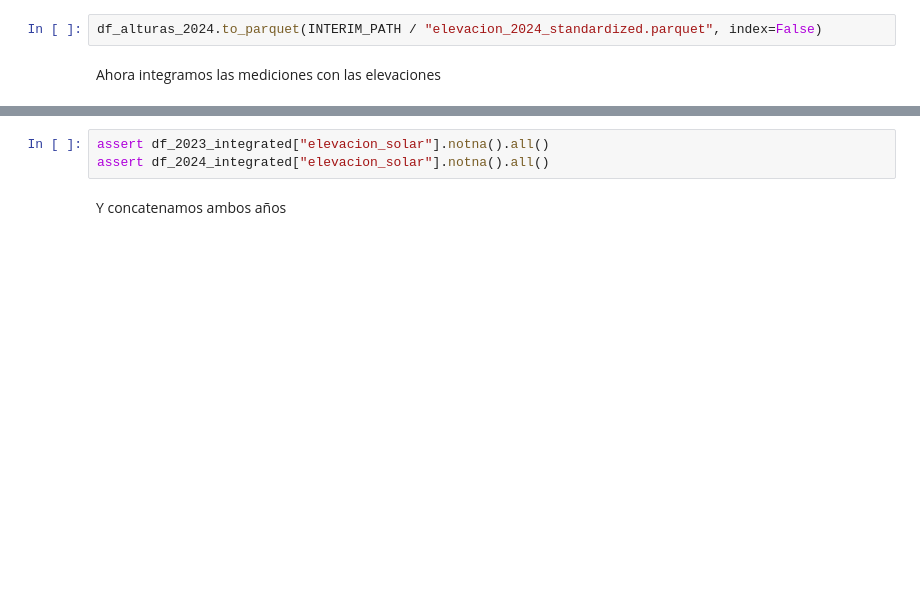
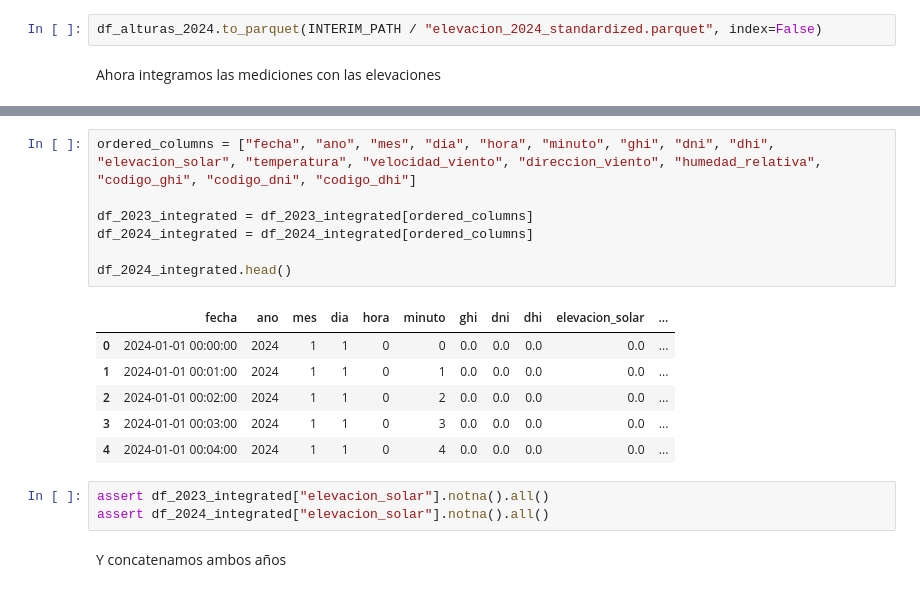
Before and after one commit to zacariasct4/TFM_IEBS, a Jupyter notebook: notebooks/02_column_preprocessing.ipynb, the cells around one changed output, grey strips where cells are left out. Cells and saved outputs as stored; diff of their text form; blank space fills up the shorter version.

Commit message:
Start of EDA, update of requirements and change in the order of columns the dataset used in EDA

```diff
--- a/notebooks/02_column_preprocessing.ipynb
+++ b/notebooks/02_column_preprocessing.ipynb
@@ -266,3 +275,17 @@ df_2024_integrated = df_2024.merge(
+# %%
+ordered_columns = ["fecha", "ano", "mes", "dia", "hora", "minuto", "ghi", "dni", "dhi", "elevacion_solar", "temperatura", "velocidad_viento", "direccion_viento", "humedad_relativa", "codigo_ghi", "codigo_dni", "codigo_dhi"]
+
+df_2023_integrated = df_2023_integrated[ordered_columns]
+df_2024_integrated = df_2024_integrated[ordered_columns]
+
+df_2024_integrated.head()
+# %% [output]
+|  | fecha | ano | mes | dia | hora | minuto | ghi | dni | dhi | elevacion_solar | ... |
+| 0 | 2024-01-01 00:00:00 | 2024 | 1 | 1 | 0 | 0 | 0.0 | 0.0 | 0.0 | 0.0 | ... |
+| 1 | 2024-01-01 00:01:00 | 2024 | 1 | 1 | 0 | 1 | 0.0 | 0.0 | 0.0 | 0.0 | ... |
+| 2 | 2024-01-01 00:02:00 | 2024 | 1 | 1 | 0 | 2 | 0.0 | 0.0 | 0.0 | 0.0 | ... |
+| 3 | 2024-01-01 00:03:00 | 2024 | 1 | 1 | 0 | 3 | 0.0 | 0.0 | 0.0 | 0.0 | ... |
+| 4 | 2024-01-01 00:04:00 | 2024 | 1 | 1 | 0 | 4 | 0.0 | 0.0 | 0.0 | 0.0 | ... |
 # %%
 assert df_2023_integrated["elevacion_solar"].notna().all()
 assert df_2024_integrated["elevacion_solar"].notna().all()
```
Also changed, not shown: parts of 5 cells of this notebook, 2 other files.
